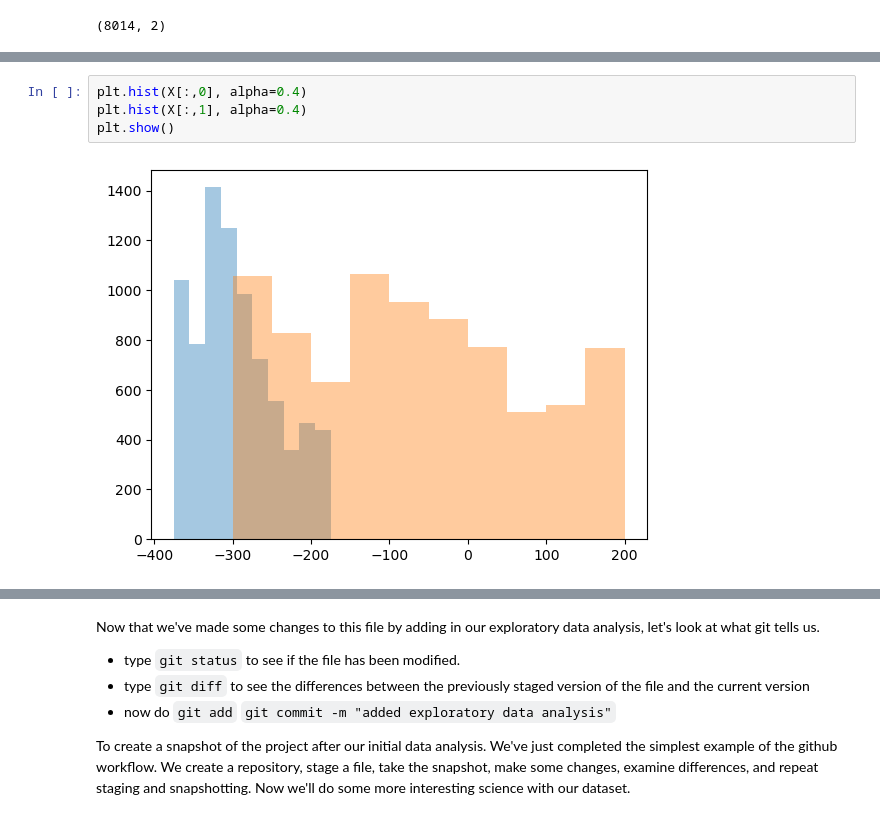
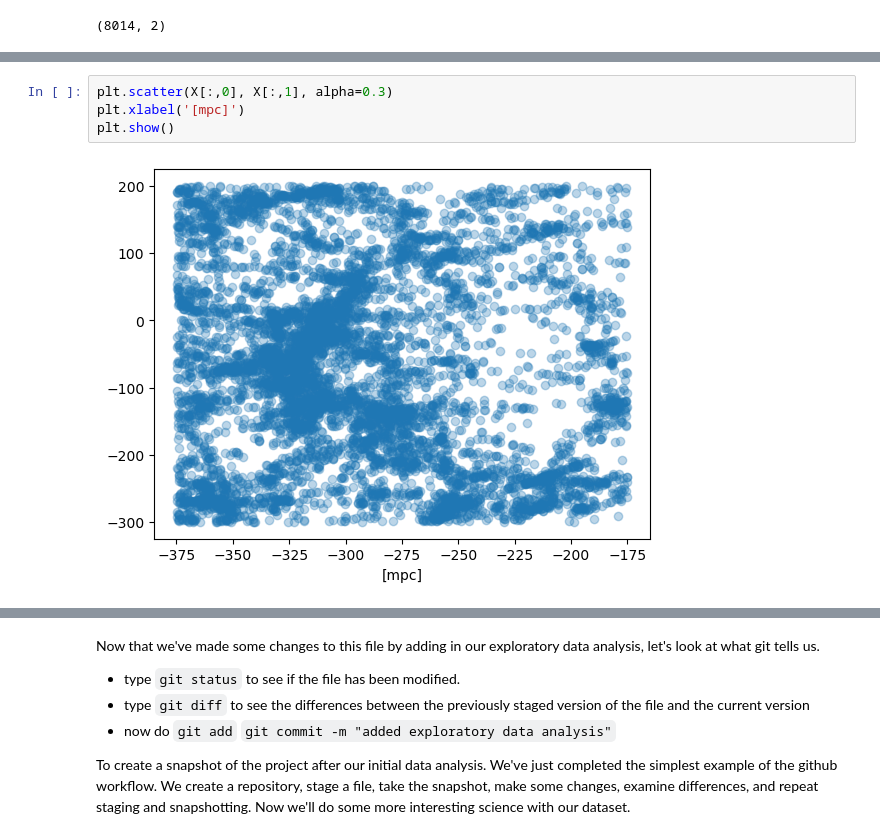
Before and after one commit to manduhmia/GreatWall, a Jupyter notebook: DSFP_intro_2_git.ipynb, the cells around one changed output, grey strips where cells are left out. Saved outputs shown, nothing was run; the diff lists cells and outputs as text.

```diff
--- a/DSFP_intro_2_git.ipynb
+++ b/DSFP_intro_2_git.ipynb
@@ -58,6 +53,6 @@ plt.show()
-# %%
-plt.hist(X[:,0], alpha=0.4)
-plt.hist(X[:,1], alpha=0.4)
-plt.show()
-# %% [output]
-[figure, removed]
+# %%
+plt.scatter(X[:,0], X[:,1], alpha=0.3)
+plt.xlabel('[mpc]')
+plt.show()
+# %% [output]
+[figure, added]
```
Also changed, not shown: parts of 2 cells of this notebook.
